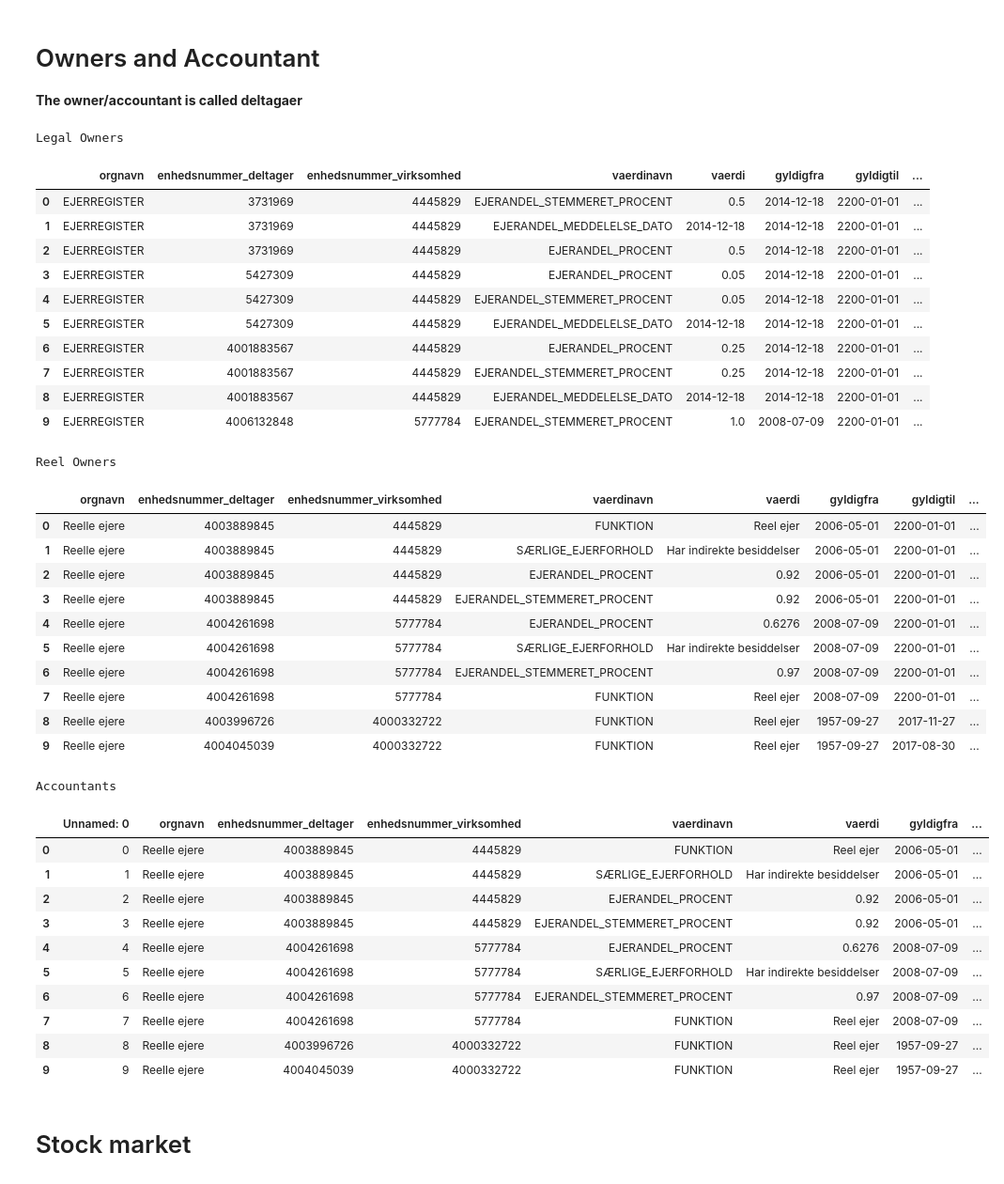
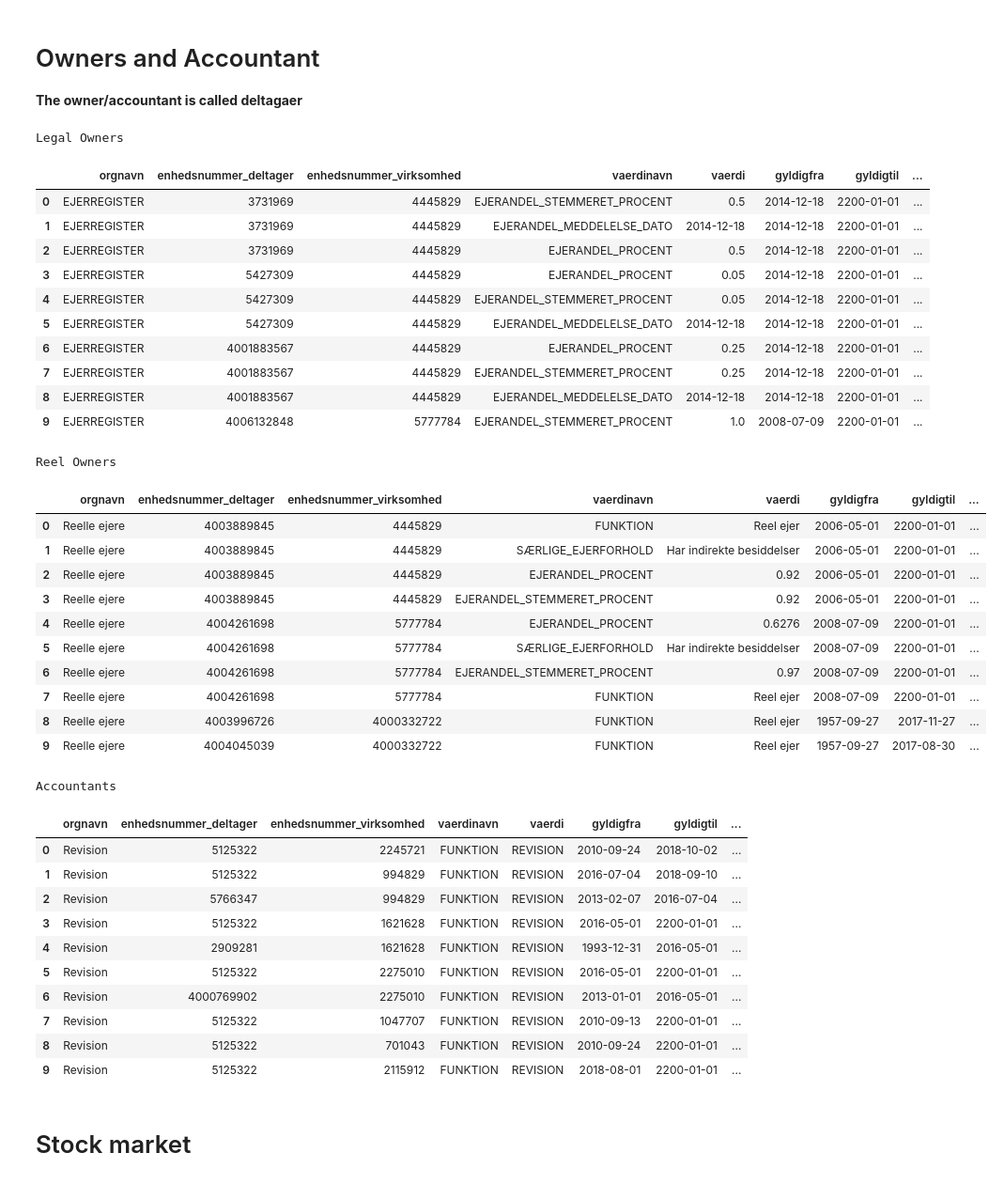
Before and after one commit to gronlund/HelloWorld, a Jupyter notebook: notebooks/tilvibe.ipynb, the cells around one changed output. Shown: that part at 94% size. Drawn from its saved outputs; the diff is of its cells as text; code cells hidden in the pictures.

Commit message:
revisor fixed

```diff
--- a/notebooks/tilvibe.ipynb
+++ b/notebooks/tilvibe.ipynb
@@ -136,45 +136,45 @@ print("Reel Owners")
 df_reel = pd.read_csv('reelle_ejere.csv')
 display(df_reel.head(10))
 print("Accountants")
-df_revisor = pd.read_csv('df_revisor.csv')
+df_revisor = pd.read_csv('revisor.csv')
 display(df_revisor.head(10))
 # %% [output]
 Legal Owners
 |  | orgnavn | enhedsnummer_deltager | enhedsnummer_virksomhed | vaerdinavn | vaerdi | gyldigfra | gyldigtil | ... |
 | 0 | EJERREGISTER | 3731969 | 4445829 | EJERANDEL_STEMMERET_PROCENT | 0.5 | 2014-12-18 | 2200-01-01 | ... |
 | 1 | EJERREGISTER | 3731969 | 4445829 | EJERANDEL_MEDDELELSE_DATO | 2014-12-18 | 2014-12-18 | 2200-01-01 | ... |
 | 2 | EJERREGISTER | 3731969 | 4445829 | EJERANDEL_PROCENT | 0.5 | 2014-12-18 | 2200-01-01 | ... |
 | 3 | EJERREGISTER | 5427309 | 4445829 | EJERANDEL_PROCENT | 0.05 | 2014-12-18 | 2200-01-01 | ... |
 | 4 | EJERREGISTER | 5427309 | 4445829 | EJERANDEL_STEMMERET_PROCENT | 0.05 | 2014-12-18 | 2200-01-01 | ... |
 | 5 | EJERREGISTER | 5427309 | 4445829 | EJERANDEL_MEDDELELSE_DATO | 2014-12-18 | 2014-12-18 | 2200-01-01 | ... |
 | 6 | EJERREGISTER | 4001883567 | 4445829 | EJERANDEL_PROCENT | 0.25 | 2014-12-18 | 2200-01-01 | ... |
 | 7 | EJERREGISTER | 4001883567 | 4445829 | EJERANDEL_STEMMERET_PROCENT | 0.25 | 2014-12-18 | 2200-01-01 | ... |
 | 8 | EJERREGISTER | 4001883567 | 4445829 | EJERANDEL_MEDDELELSE_DATO | 2014-12-18 | 2014-12-18 | 2200-01-01 | ... |
 | 9 | EJERREGISTER | 4006132848 | 5777784 | EJERANDEL_STEMMERET_PROCENT | 1.0 | 2008-07-09 | 2200-01-01 | ... |
 Reel Owners
 |  | orgnavn | enhedsnummer_deltager | enhedsnummer_virksomhed | vaerdinavn | vaerdi | gyldigfra | gyldigtil | ... |
 | 0 | Reelle ejere | 4003889845 | 4445829 | FUNKTION | Reel ejer | 2006-05-01 | 2200-01-01 | ... |
 | 1 | Reelle ejere | 4003889845 | 4445829 | SÆRLIGE_EJERFORHOLD | Har indirekte besiddelser | 2006-05-01 | 2200-01-01 | ... |
 | 2 | Reelle ejere | 4003889845 | 4445829 | EJERANDEL_PROCENT | 0.92 | 2006-05-01 | 2200-01-01 | ... |
 | 3 | Reelle ejere | 4003889845 | 4445829 | EJERANDEL_STEMMERET_PROCENT | 0.92 | 2006-05-01 | 2200-01-01 | ... |
 | 4 | Reelle ejere | 4004261698 | 5777784 | EJERANDEL_PROCENT | 0.6276 | 2008-07-09 | 2200-01-01 | ... |
 | 5 | Reelle ejere | 4004261698 | 5777784 | SÆRLIGE_EJERFORHOLD | Har indirekte besiddelser | 2008-07-09 | 2200-01-01 | ... |
 | 6 | Reelle ejere | 4004261698 | 5777784 | EJERANDEL_STEMMERET_PROCENT | 0.97 | 2008-07-09 | 2200-01-01 | ... |
 | 7 | Reelle ejere | 4004261698 | 5777784 | FUNKTION | Reel ejer | 2008-07-09 | 2200-01-01 | ... |
 | 8 | Reelle ejere | 4003996726 | 4000332722 | FUNKTION | Reel ejer | 1957-09-27 | 2017-11-27 | ... |
 | 9 | Reelle ejere | 4004045039 | 4000332722 | FUNKTION | Reel ejer | 1957-09-27 | 2017-08-30 | ... |
 Accountants
-|  | Unnamed: 0 | orgnavn | enhedsnummer_deltager | enhedsnummer_virksomhed | vaerdinavn | vaerdi | gyldigfra | ... |
-| 0 | 0 | Reelle ejere | 4003889845 | 4445829 | FUNKTION | Reel ejer | 2006-05-01 | ... |
-| 1 | 1 | Reelle ejere | 4003889845 | 4445829 | SÆRLIGE_EJERFORHOLD | Har indirekte besiddelser | 2006-05-01 | ... |
-| 2 | 2 | Reelle ejere | 4003889845 | 4445829 | EJERANDEL_PROCENT | 0.92 | 2006-05-01 | ... |
-| 3 | 3 | Reelle ejere | 4003889845 | 4445829 | EJERANDEL_STEMMERET_PROCENT | 0.92 | 2006-05-01 | ... |
-| 4 | 4 | Reelle ejere | 4004261698 | 5777784 | EJERANDEL_PROCENT | 0.6276 | 2008-07-09 | ... |
-| 5 | 5 | Reelle ejere | 4004261698 | 5777784 | SÆRLIGE_EJERFORHOLD | Har indirekte besiddelser | 2008-07-09 | ... |
-| 6 | 6 | Reelle ejere | 4004261698 | 5777784 | EJERANDEL_STEMMERET_PROCENT | 0.97 | 2008-07-09 | ... |
-| 7 | 7 | Reelle ejere | 4004261698 | 5777784 | FUNKTION | Reel ejer | 2008-07-09 | ... |
-| 8 | 8 | Reelle ejere | 4003996726 | 4000332722 | FUNKTION | Reel ejer | 1957-09-27 | ... |
-| 9 | 9 | Reelle ejere | 4004045039 | 4000332722 | FUNKTION | Reel ejer | 1957-09-27 | ... |
+|  | orgnavn | enhedsnummer_deltager | enhedsnummer_virksomhed | vaerdinavn | vaerdi | gyldigfra | gyldigtil | ... |
+| 0 | Revision | 5125322 | 2245721 | FUNKTION | REVISION | 2010-09-24 | 2018-10-02 | ... |
+| 1 | Revision | 5125322 | 994829 | FUNKTION | REVISION | 2016-07-04 | 2018-09-10 | ... |
+| 2 | Revision | 5766347 | 994829 | FUNKTION | REVISION | 2013-02-07 | 2016-07-04 | ... |
+| 3 | Revision | 5125322 | 1621628 | FUNKTION | REVISION | 2016-05-01 | 2200-01-01 | ... |
+| 4 | Revision | 2909281 | 1621628 | FUNKTION | REVISION | 1993-12-31 | 2016-05-01 | ... |
+| 5 | Revision | 5125322 | 2275010 | FUNKTION | REVISION | 2016-05-01 | 2200-01-01 | ... |
+| 6 | Revision | 4000769902 | 2275010 | FUNKTION | REVISION | 2013-01-01 | 2016-05-01 | ... |
+| 7 | Revision | 5125322 | 1047707 | FUNKTION | REVISION | 2010-09-13 | 2200-01-01 | ... |
+| 8 | Revision | 5125322 | 701043 | FUNKTION | REVISION | 2010-09-24 | 2200-01-01 | ... |
+| 9 | Revision | 5125322 | 2115912 | FUNKTION | REVISION | 2018-08-01 | 2200-01-01 | ... |
 # %% [markdown]
 # Stock market
 # %%
```
Also changed, not shown: parts of 1 cell of this notebook.
